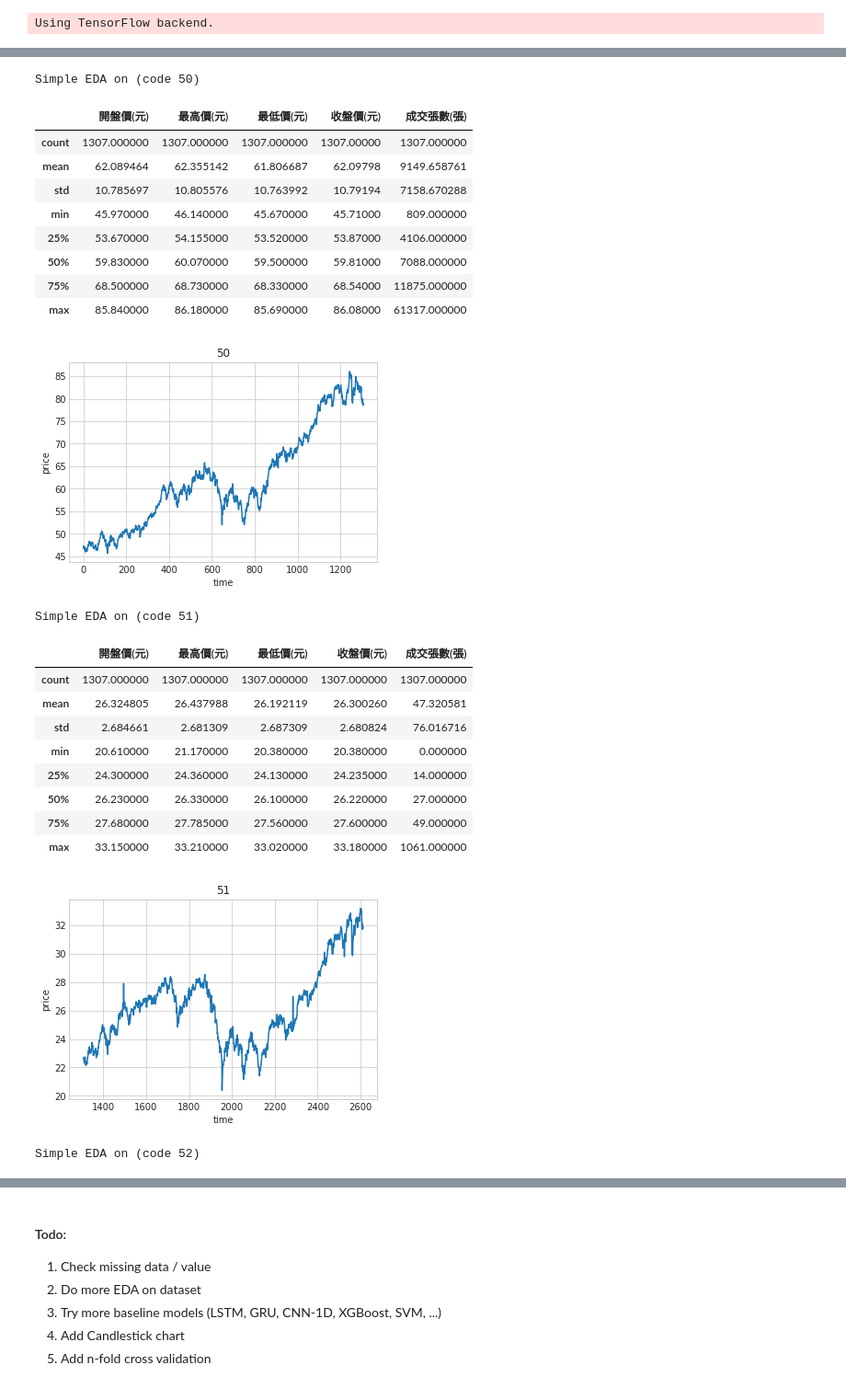
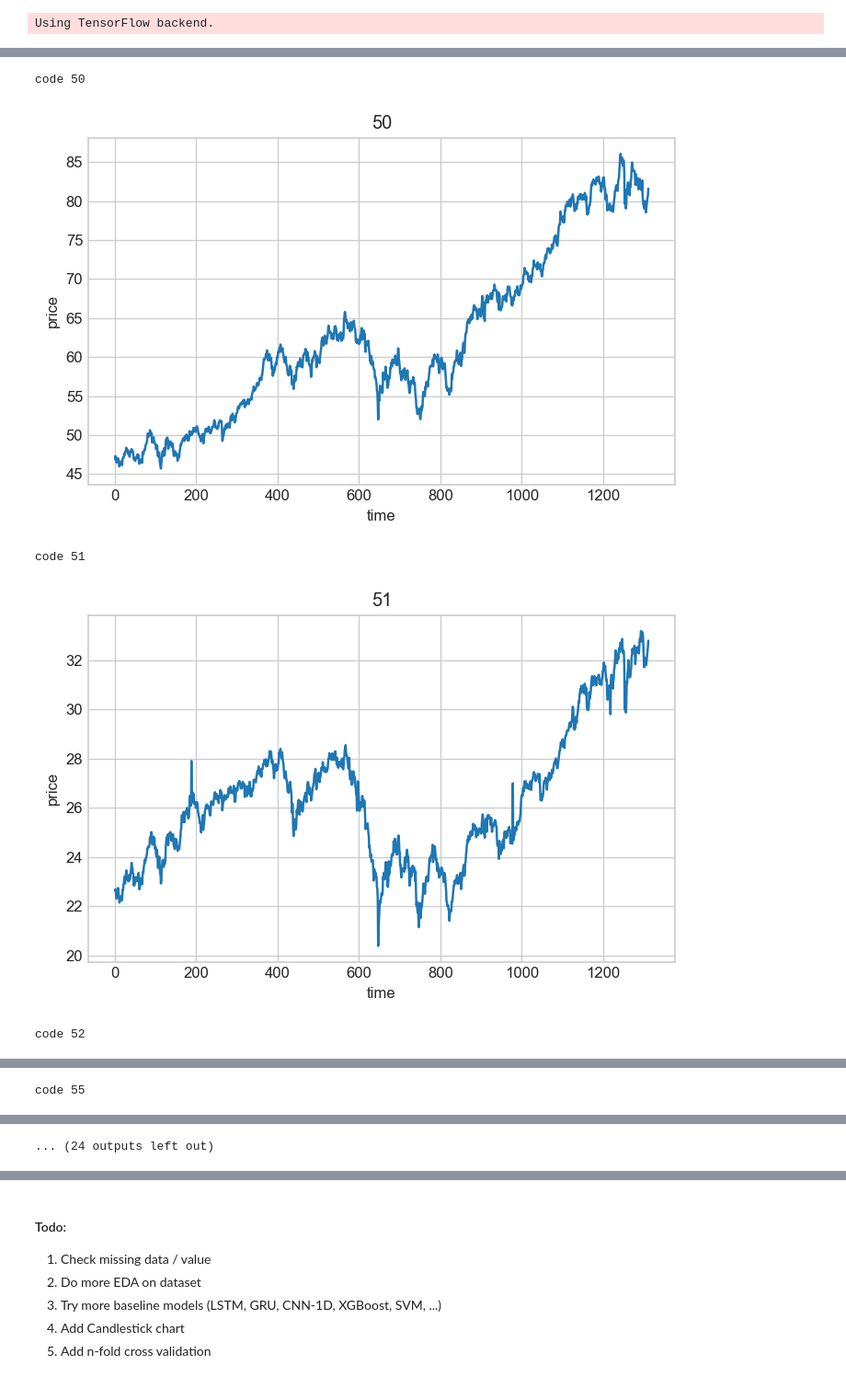
Before and after one commit to peter0749/Tbrain_2018_stock_prediction, a Jupyter notebook: lstm.ipynb, the cells around one changed output, grey strips where cells are left out. Shown at 92% size. Cells and saved outputs as stored; diff of their text form; code cells hidden in the pictures.

```diff
--- a/lstm.ipynb
+++ b/lstm.ipynb
@@ -20,11 +20,14 @@ K.set_session(session)
 # %% [output]
 Using TensorFlow backend.
 # %%
-DATASET_ROOT = '/hdd/dataset/tbrain/'
-TRAIN_PATH = os.path.join(DATASET_ROOT, 'taetfp_utf8.csv')
-TS_IN=30
+DATASET_ROOT = './TBrain_Round2_DataSet_20180511'
+TRAIN_PATH = os.path.join(DATASET_ROOT, 'taetfp.csv')
+TS_IN=10
 TS_OUT=5
 fields = ['開盤價(元)', '最高價(元)', '最低價(元)', '收盤價(元)', '成交張數(張)']
+fields_dict = dict()
+for n, f in enumerate(fields):
+    fields_dict[f] = n
 # %%
 train_csv = pd.read_csv(TRAIN_PATH)
 train_csv.sort_values(by=['日期'], ascending=True, inplace=True)
@@ -57,37 +60,21 @@ codes = list(sorted(set(train_csv['代碼'])))
 # %%
 split_train = []
 for code in codes:
-    row = train_csv.loc[train_csv['代碼']==code][fields]
-    print('Simple EDA on (code {:d})'.format(code))
-    display(row.describe())
-    fit, ax = plt.subplots()
+    row   = np.asarray(train_csv.loc[train_csv['代碼']==code][fields], dtype=np.float32)
+    label = np.append(np.array([0], dtype=np.float32), (row[1:,-2] > row[:-1,-2]).astype(np.float32)).astype(np.float32)[...,np.newaxis]
+    row = np.append(row, label, axis=-1)
+    print('code {:d}'.format(code))
+    fit, ax = plt.subplots(dpi=120)
     ax.set_title(str(code))
     ax.set_xlabel('time')
     ax.set_ylabel('price')
-    ax.plot(row['收盤價(元)'])
+    ax.plot(range(row.shape[0]), row[...,fields_dict['收盤價(元)']])
+    plt.tight_layout()
     plt.show()
-    split_train.append(np.array(row))
+    split_train.append(row)
 # %% [output]
-Simple EDA on (code 50)
+code 50
-|  | 開盤價(元) | 最高價(元) | 最低價(元) | 收盤價(元) | 成交張數(張) |
-| count | 1307.000000 | 1307.000000 | 1307.000000 | 1307.00000 | 1307.000000 |
-| mean | 62.089464 | 62.355142 | 61.806687 | 62.09798 | 9149.658761 |
-| std | 10.785697 | 10.805576 | 10.763992 | 10.79194 | 7158.670288 |
-| min | 45.970000 | 46.140000 | 45.670000 | 45.71000 | 809.000000 |
-| 25% | 53.670000 | 54.155000 | 53.520000 | 53.87000 | 4106.000000 |
-| 50% | 59.830000 | 60.070000 | 59.500000 | 59.81000 | 7088.000000 |
-| 75% | 68.500000 | 68.730000 | 68.330000 | 68.54000 | 11875.000000 |
-| max | 85.840000 | 86.180000 | 85.690000 | 86.08000 | 61317.000000 |
-[figure, old version]
+[figure, new version]
-Simple EDA on (code 51)
+code 51
-|  | 開盤價(元) | 最高價(元) | 最低價(元) | 收盤價(元) | 成交張數(張) |
-| count | 1307.000000 | 1307.000000 | 1307.000000 | 1307.000000 | 1307.000000 |
-| mean | 26.324805 | 26.437988 | 26.192119 | 26.300260 | 47.320581 |
-| std | 2.684661 | 2.681309 | 2.687309 | 2.680824 | 76.016716 |
-| min | 20.610000 | 21.170000 | 20.380000 | 20.380000 | 0.000000 |
-| 25% | 24.300000 | 24.360000 | 24.130000 | 24.235000 | 14.000000 |
-| 50% | 26.230000 | 26.330000 | 26.100000 | 26.220000 | 27.000000 |
-| 75% | 27.680000 | 27.785000 | 27.560000 | 27.600000 | 49.000000 |
-| max | 33.150000 | 33.210000 | 33.020000 | 33.180000 | 1061.000000 |
-[figure, old version]
+[figure, new version]
-Simple EDA on (code 52)
+code 52
@@ -115,0 +86 @@ Simple EDA on (code 53)
+code 55
@@ -116,3 +88,4 @@ Simple EDA on (code 53)
+... (24 outputs left out)
 # %%
 for n, s in enumerate(split_train):
     print(codes[n], len(s))
```
Also changed, not shown: parts of 10 cells of this notebook.
